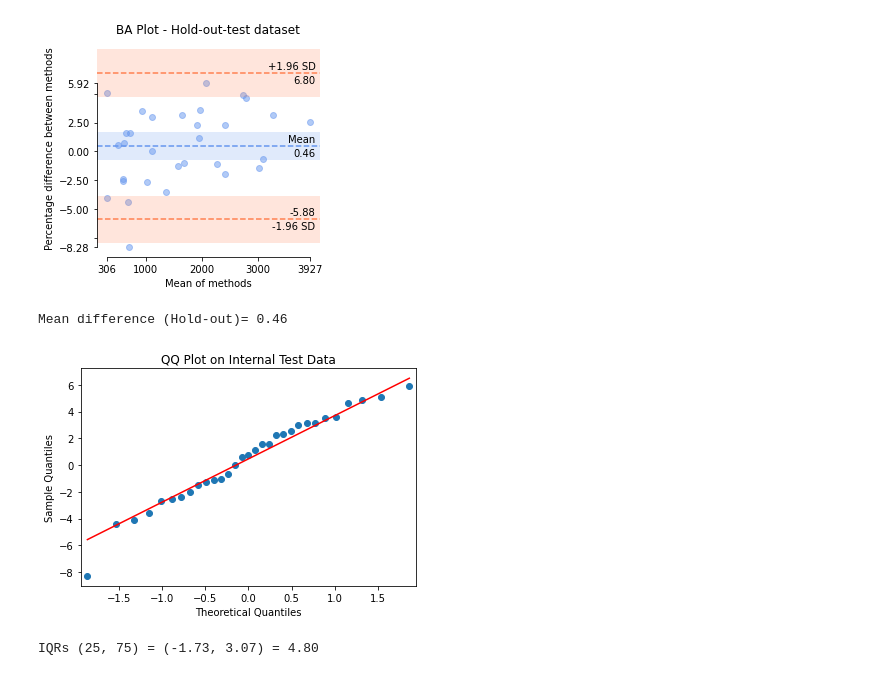
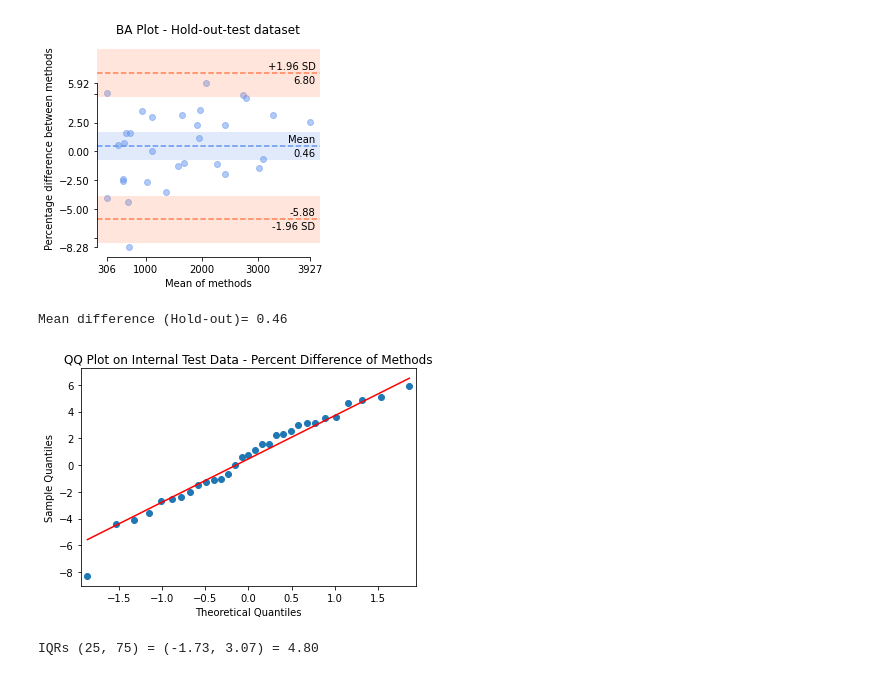
Before and after one commit to aksg87/adpkd-segmentation-pytorch, a Jupyter notebook: results/bland_altman.ipynb, the cells around one changed output. Drawn from its saved outputs; the diff is of its cells as text; code cells hidden in the pictures.

```diff
--- a/results/bland_altman.ipynb
+++ b/results/bland_altman.ipynb
@@ -204,16 +212,16 @@ blandAltman(
 # %%
 mean = np.mean([test_ds.TKV_GT, test_ds.TKV_Pred], axis=0)
 diff = ((test_ds.TKV_GT - test_ds.TKV_Pred) / mean) * 100
 md = np.mean(diff)
 
 print(f"Mean difference (Hold-out)= {md:.2f}")
 
 qqplot(diff, line='s')
-plt.title("QQ Plot on Internal Test Data")
+plt.title("QQ Plot on Internal Test Data - Percent Difference of Methods")
 pyplot.show()
 # %% [output]
 Mean difference (Hold-out)= 0.46
-[figure, old version]
+[figure, new version]
 # %%
 # First quartile (Q1)
 Q1 = np.percentile(diff, 25, interpolation = 'midpoint')
```
Also changed, not shown: parts of 9 cells of this notebook.
